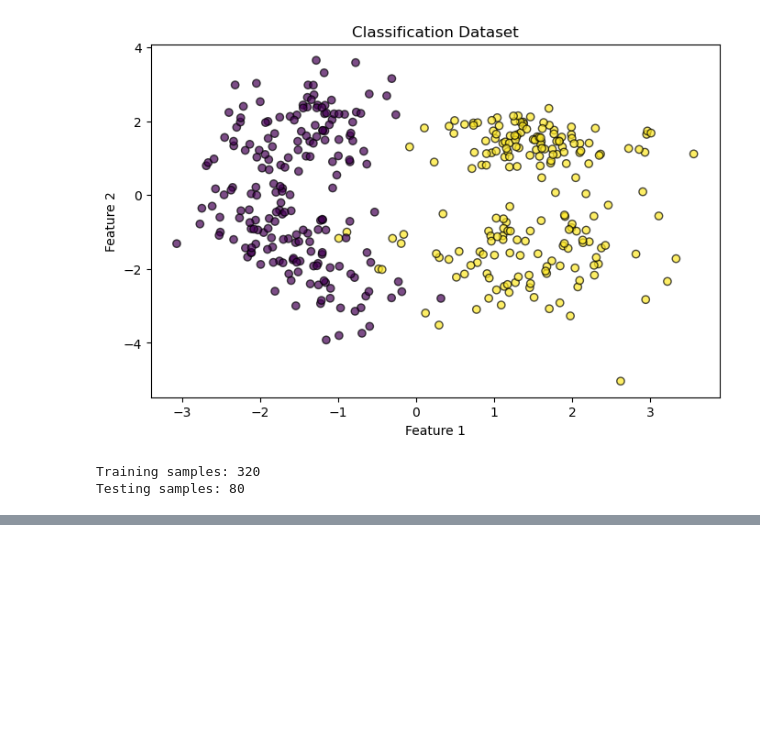
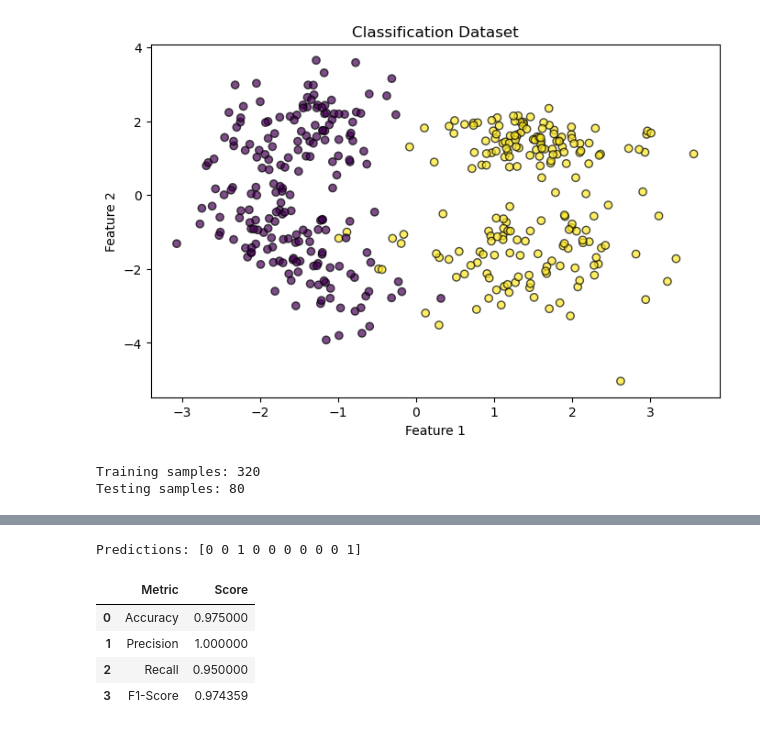
Before and after one commit to AHMAD-ALI5/machine-learning-from-scratch, a Jupyter notebook: machine-learning-from-scratch/Classification/KNN.ipynb, the cells around one changed output, grey strips where cells are left out. Saved outputs shown, nothing was run; the diff lists cells and outputs as text; code cells hidden in the pictures; blank space fills up the shorter version.

```diff
--- a/machine-learning-from-scratch/Classification/KNN.ipynb
+++ b/machine-learning-from-scratch/Classification/KNN.ipynb
@@ -109,0 +156,28 @@ Testing samples: 80
+# %%
+knn = KNNScratch(k=5)
+
+knn.fit(X_train_scaled, y_train)
+
+y_pred = knn.predict(X_test_scaled)
+
+print("Predictions:", y_pred[:10])
+# %% [output]
+Predictions: [0 0 1 0 0 0 0 0 0 1]
+# %%
+metrics = {
+    "Accuracy": accuracy_score(y_test, y_pred),
+    "Precision": precision_score(y_test, y_pred, zero_division=0),
+    "Recall": recall_score(y_test, y_pred, zero_division=0),
+    "F1-Score": f1_score(y_test, y_pred, zero_division=0)
+}
+
+pd.DataFrame(
+    metrics.items(),
+    columns=["Metric", "Score"]
+)
+# %% [output]
+|  | Metric | Score |
+| 0 | Accuracy | 0.975000 |
+| 1 | Precision | 1.000000 |
+| 2 | Recall | 0.950000 |
+| 3 | F1-Score | 0.974359 |
```
Also changed, not shown: parts of 7 cells of this notebook.
